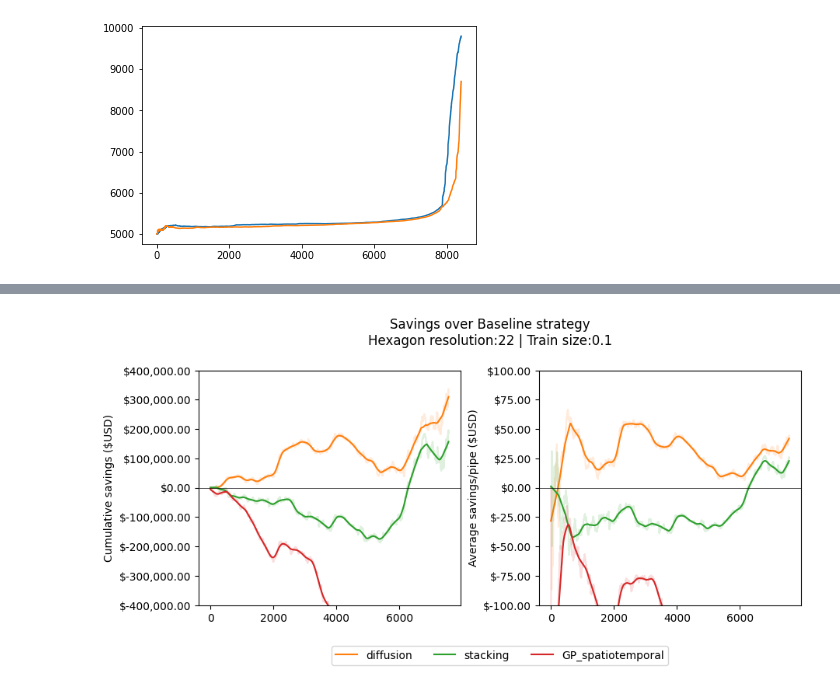
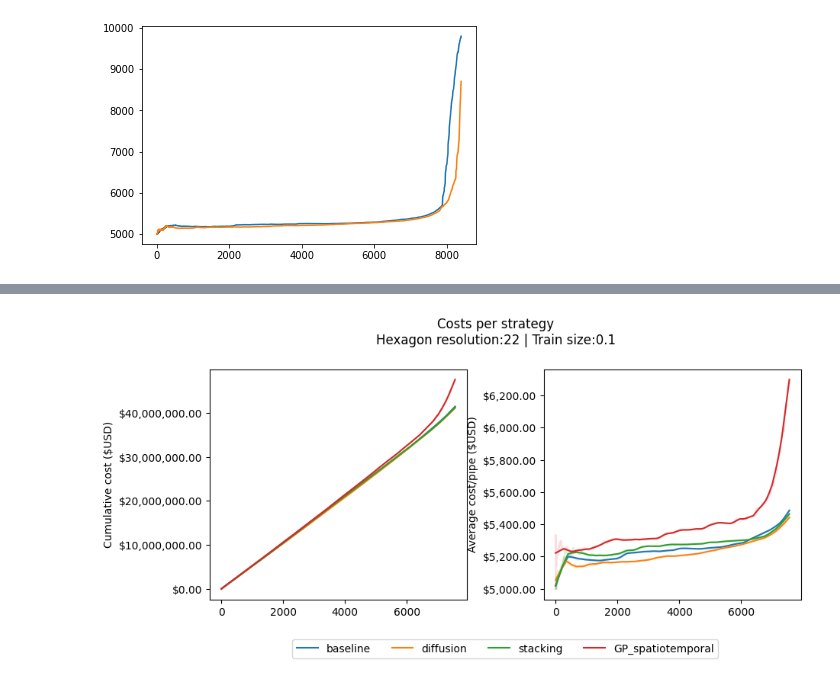
Before and after one commit to mcembalest/teamBlueConduit, a Jupyter notebook: notebooks/modeling/Costs.ipynb, the cells around one changed output, grey strips where cells are left out. Saved outputs shown, nothing was run; the diff lists cells and outputs as text; code cells hidden in the pictures.

Commit message:
more costs/savings plots for the report + documenting utilities methods

```diff
--- a/notebooks/modeling/Costs.ipynb
+++ b/notebooks/modeling/Costs.ipynb
@@ -56,5 +68,5 @@ plt.show()
 # %%
-costs_handler.plot_savings(res=22, ts=0.1, savefig=True, norm_x=False, plot_dir='../../plots/savings')
+costs_handler.plot_costs(res=22, ts=0.1, savefig=True, norm_x=False, plot_dir='../../plots/savings', metric='cost')
 # %% [output]
-[figure, old version]
+[figure, new version]
 # %%
```
Also changed, not shown: parts of 3 cells of this notebook, 12 other files.
